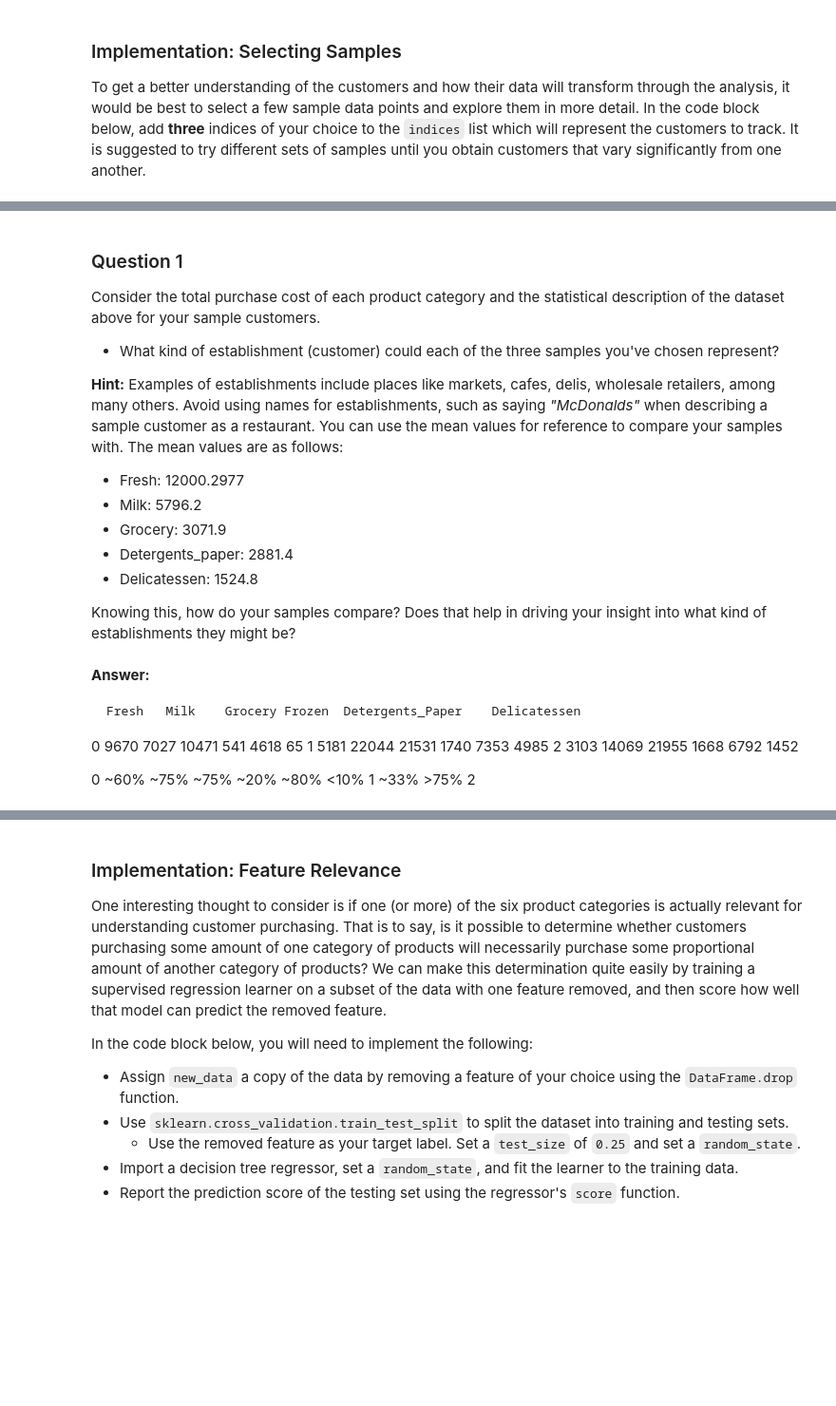
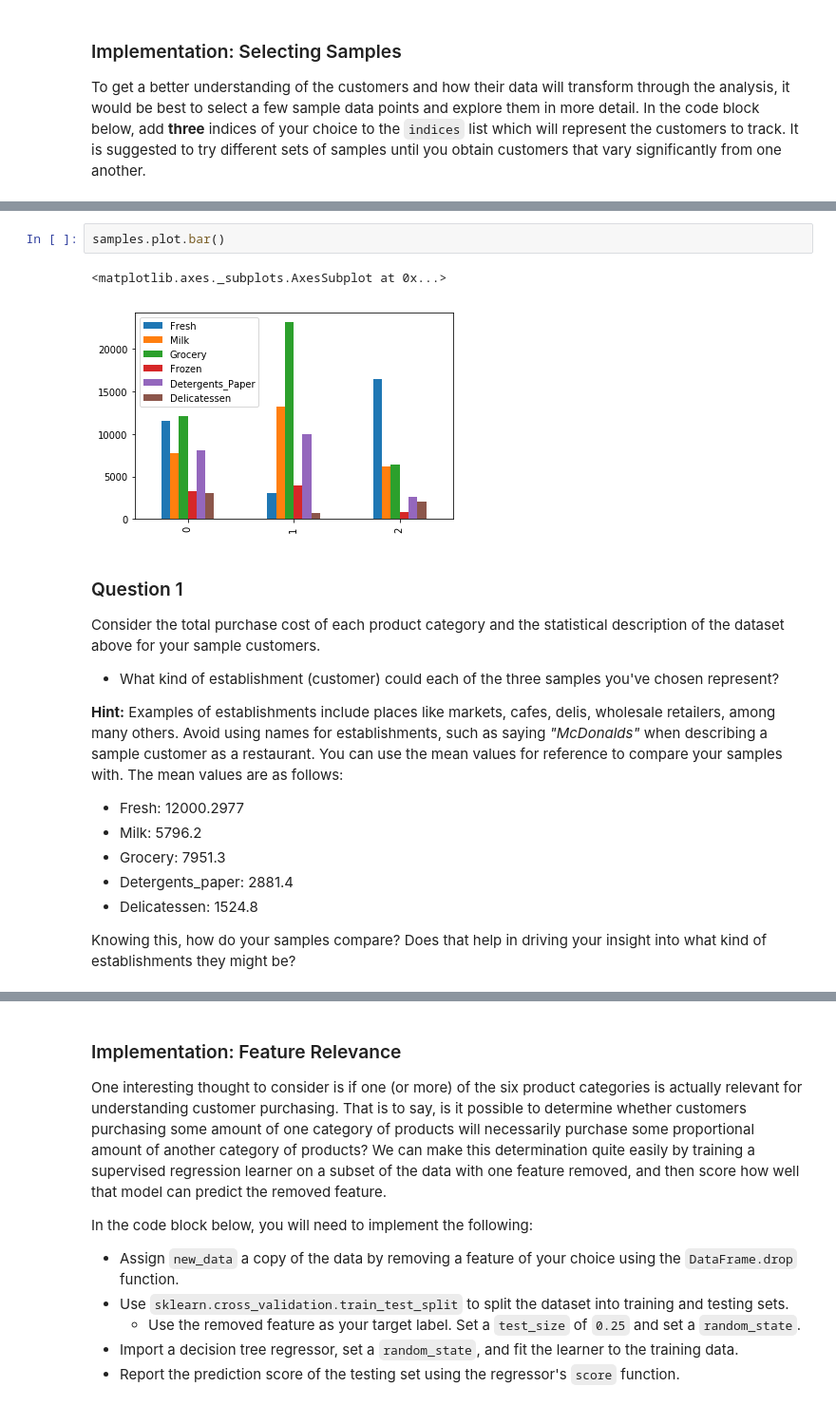
Before and after one commit to zachgardner/Customer-Segment-Clusters, a Jupyter notebook: customer_segments.ipynb, the cells around one changed output, grey strips where cells are left out. Shown at 95% size. Cells and saved outputs as stored; diff of their text form; blank space fills up the shorter version.

```diff
--- a/customer_segments.ipynb
+++ b/customer_segments.ipynb
@@ -75,3 +75,8 @@ Chosen samples of wholesale customers dataset:
+# %%
+samples.plot.bar()
+# %% [output]
+<matplotlib.axes._subplots.AxesSubplot at 0x...>
+[figure, added]
 # %% [markdown]
 ### Question 1
 Consider the total purchase cost of each product category and the statistical description of the dataset above for your sample customers.
@@ -82,19 +87,8 @@ Consider the total purchase cost of each product category and the statistical de
 
 * Fresh: 12000.2977
 * Milk: 5796.2
-* Grocery: 3071.9
+* Grocery: 7951.3
 * Detergents_paper: 2881.4
 * Delicatessen: 1524.8
 
 Knowing this, how do your samples compare? Does that help in driving your insight into what kind of establishments they might be?
-# %% [markdown]
-**Answer:**
-
-	Fresh	Milk	Grocery	Frozen	Detergents_Paper	Delicatessen
-0	9670	7027	10471	541	    4618	            65
-1	5181	22044	21531	1740	7353	            4985
-2	3103	14069	21955	1668	6792	            1452
-
-0   ~60%    ~75%    ~75%    ~20%    ~80%               <10%
-1   ~33%    >75%
-2
```
Also changed, not shown: parts of 41 cells of this notebook.
